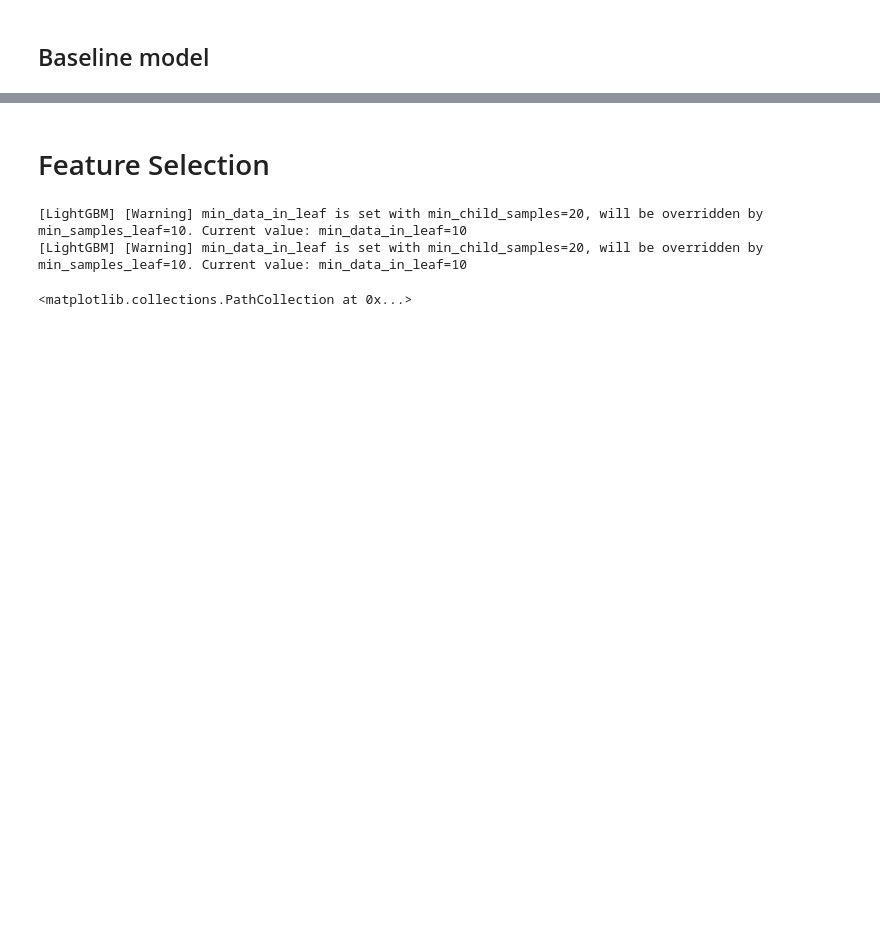
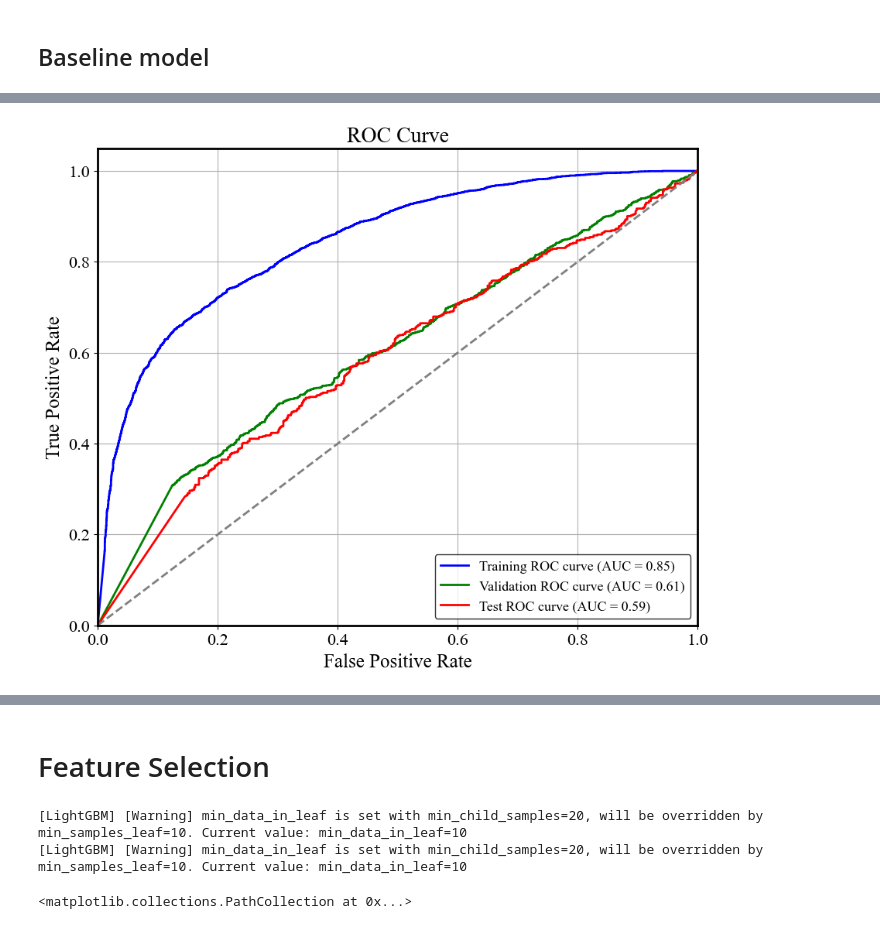
Before and after one commit to mariaclaraav/Twitter-Bot-Detection, a Jupyter notebook: 4_Modeling/4_FE_1_Modeling.ipynb, the cells around one changed output, grey strips where cells are left out. Drawn from its saved outputs; the diff is of its cells as text; code cells hidden in the pictures; blank space fills up the shorter version.

```diff
--- a/4_Modeling/4_FE_1_Modeling.ipynb
+++ b/4_Modeling/4_FE_1_Modeling.ipynb
@@ -157,3 +187,53 @@ test_auc = roc_auc_score(df[test_mask][target], df[test_mask]["prediction"])
+# %%
+# Predict probabilities for the training data
+train_probabilities = model.predict_proba(df[train_mask][embs_names])
+df.loc[train_mask, "train_prob_bot"] = train_probabilities[:, 0]
+df.loc[train_mask, "train_prob_human"] = train_probabilities[:, 1]
+
+# Predict probabilities for the validation data
+val_probabilities = model.predict_proba(df[val_mask][embs_names])
+df.loc[val_mask, "val_prob_bot"] = val_probabilities[:, 0]
+df.loc[val_mask, "val_prob_human"] = val_probabilities[:, 1]
+
+# Predict probabilities for the test data
+test_probabilities = model.predict_proba(df[test_mask][embs_names])
+df.loc[test_mask, "test_prob_bot"] = test_probabilities[:, 0]
+df.loc[test_mask, "test_prob_human"] = test_probabilities[:, 1]
+
+# Calculate AUC scores
+train_auc = roc_auc_score(df[train_mask][target], df[train_mask]["train_prob_human"])
+val_auc = roc_auc_score(df[val_mask][target], df[val_mask]["val_prob_human"])
+test_auc = roc_auc_score(df[test_mask][target], df[test_mask]["test_prob_human"])
+
+# Get ROC curves
+train_fpr, train_tpr, _ = roc_curve(df[train_mask][target], df[train_mask]["train_prob_human"])
+val_fpr, val_tpr, _ = roc_curve(df[val_mask][target], df[val_mask]["val_prob_human"])
+test_fpr, test_tpr, _ = roc_curve(df[test_mask][target], df[test_mask]["test_prob_human"])
+
+# Plot ROC curves
+plt.figure(figsize=(10, 8))
+
+# Plot ROC curve for training data
+plt.plot(train_fpr, train_tpr, color='blue', lw=2, label='Training ROC curve (AUC = %0.2f)' % auc(train_fpr, train_tpr))
+
+# Plot ROC curve for validation data
+plt.plot(val_fpr, val_tpr, color='green', lw=2, label='Validation ROC curve (AUC = %0.2f)' % auc(val_fpr, val_tpr))
+
+# Plot ROC curve for test data
+plt.plot(test_fpr, test_tpr, color='red', lw=2, label='Test ROC curve (AUC = %0.2f)' % auc(test_fpr, test_tpr))
+
+# Plot diagonal line
+plt.plot([0, 1], [0, 1], color='grey', lw=2, linestyle='--')
+
+plt.xlim([0.0, 1.0])
+plt.ylim([0.0, 1.05])
+plt.xlabel('False Positive Rate')
+plt.ylabel('True Positive Rate')
+plt.title('ROC Curve')
+plt.legend(loc="lower right")
+plt.show()
+# %% [output]
+[figure, added]
 # %%
 # embedding = pacmap.PaCMAP(n_components=2, n_neighbors=None, MN_ratio=0.5, FP_ratio=2.0)
 embedding = umap.UMAP(n_neighbors=15, random_state=42, n_jobs=1)
```
Also changed, not shown: parts of 22 cells of this notebook, 15 other files.
